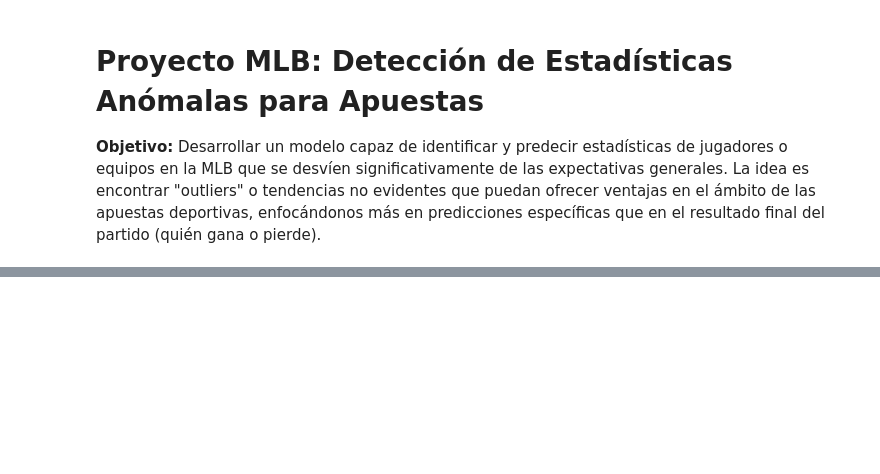
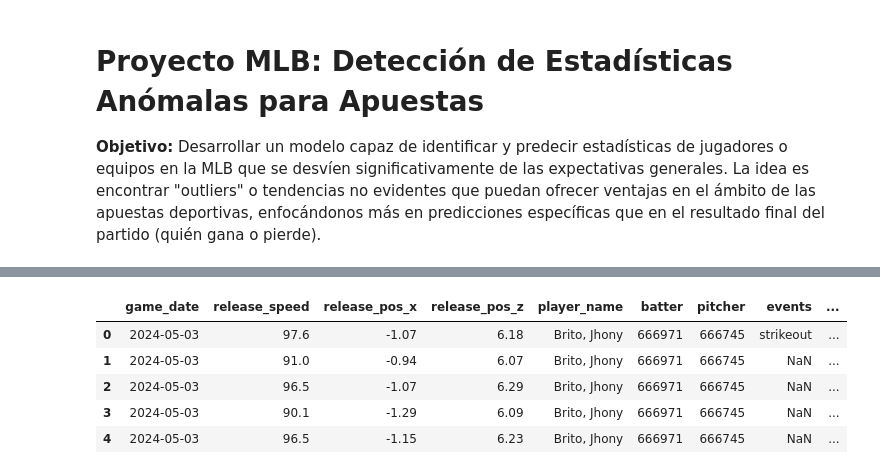
Before and after one commit to diego-mercadoc/MLB, a Jupyter notebook: MLB_Anomaly_Detection.ipynb, the cells around one changed output, grey strips where cells are left out. Cells and saved outputs as stored; diff of their text form; code cells hidden in the pictures; blank space fills up the shorter version.

```diff
--- a/MLB_Anomaly_Detection.ipynb
+++ b/MLB_Anomaly_Detection.ipynb
@@ -17,0 +175,84 @@ ModuleNotFoundError: No module named 'pandas'
+# %%
+# Copiamos el DataFrame para no modificar el original en este paso (buenas prácticas)
+df_cleaned = df_statcast.copy()
+
+# 1. Eliminar columnas 100% vacías
+cols_to_drop_all_na = missing_percentage[missing_percentage == 100].index
+df_cleaned.drop(columns=cols_to_drop_all_na, inplace=True)
+print(f"Columnas eliminadas por estar 100% vacías: {list(cols_to_drop_all_na)}")
+print(f"Nueva forma del DataFrame: {df_cleaned.shape}")
+
+# 2. Inspeccionar pitch_type y pitch_name
+print("\nComparando 'pitch_type' y 'pitch_name':")
+print("Valores únicos en 'pitch_type':")
+print(df_cleaned['pitch_type'].value_counts(dropna=False))
+print("\nValores únicos en 'pitch_name':")
+print(df_cleaned['pitch_name'].value_counts(dropna=False))
+
+# Decisión: 'pitch_name' parece más descriptivo y tiene la misma cardinalidad.
+# Usaremos 'pitch_name' y eliminaremos 'pitch_type'.
+if 'pitch_type' in df_cleaned.columns and 'pitch_name' in df_cleaned.columns:
+    df_cleaned.drop(columns=['pitch_type'], inplace=True)
+    print("\nColumna 'pitch_type' eliminada, se conservará 'pitch_name'.")
+elif 'pitch_name' not in df_cleaned.columns and 'pitch_type' in df_cleaned.columns:
+    print("\n'pitch_name' no encontrada, se conservará 'pitch_type' (renombrándola si es necesario o usándola tal cual).")
+    # Si 'pitch_name' no existiera por alguna razón, podríamos renombrar 'pitch_type' o usarla directamente.
+    # df_cleaned.rename(columns={'pitch_type': 'pitch_name'}, inplace=True) # Ejemplo
+else:
+    print("\nNi 'pitch_type' ni 'pitch_name' están presentes o una ya fue eliminada.")
+
+
+# 3. Convertir columnas object seleccionadas a category
+# Incluimos columnas identificadas anteriormente y aquellas con baja cardinalidad que son inherentemente categóricas.
+cols_to_categorize = [
+    'pitch_name', 'events', 'description', 'stand', 'p_throws',
+    'home_team', 'away_team', 'type', 'bb_type', 'inning_topbot',
+    'if_fielding_alignment', 'of_fielding_alignment', 'game_type' # game_type solo tiene 1 valor pero es categórica
+]
+
+# También podríamos querer convertir IDs a object/string antes de considerarlos categorías si no se usarán numéricamente.
+# Por ahora, nos enfocamos en las que son claramente categóricas.
+
+for col in cols_to_categorize:
+    if col in df_cleaned.columns:
+        df_cleaned[col] = df_cleaned[col].astype('category')
+        print(f"Columna '{col}' convertida a category.")
+    else:
+        print(f"Advertencia: Columna '{col}' no encontrada para convertir a category (podría haber sido eliminada previamente).")
+
+print("\nTipos de datos después de la conversión a category:")
+df_cleaned.info()
+
+
+# 4. Manejar filas con valores faltantes en columnas con MUY POCOS nulos.
+# Por ejemplo, 'if_fielding_alignment', 'of_fielding_alignment' y 'arm_angle' tenían <0.02% nulos.
+# Para esta etapa, una estrategia simple es eliminar esas pocas filas.
+cols_few_nans = ['if_fielding_alignment', 'of_fielding_alignment', 'arm_angle']
+# También podemos obtener esto programáticamente:
+# threshold_few_nans = 0.1 # Porcentaje máximo para considerar "pocos nulos"
+# missing_summary_few_nans = missing_percentage[(missing_percentage > 0) & (missing_percentage < threshold_few_nans)]
+# cols_to_dropna_few = missing_summary_few_nans.index.tolist()
+# print(f"Columnas con < {threshold_few_nans}% de nulos a tratar: {cols_to_dropna_few}")
+
+print(f"\nFilas antes de eliminar nulos de {cols_few_nans}: {len(df_cleaned)}")
+df_cleaned.dropna(subset=cols_few_nans, inplace=True)
+print(f"Filas después de eliminar nulos de {cols_few_nans}: {len(df_cleaned)}")
+
+# 5. Resetear el índice del DataFrame
+df_cleaned.reset_index(drop=True, inplace=True)
+print("\nÍndice del DataFrame reseteado.")
+
+print("\nPrimeras filas del DataFrame limpio:")
+display(df_cleaned.head())
+
+print("\nForma final del DataFrame limpio:")
+print(df_cleaned.shape)
+
+print("\nPorcentaje de valores faltantes restantes (solo columnas con faltantes):")
+missing_percentage_final = df_cleaned.isnull().sum() * 100 / len(df_cleaned)
+missing_percentage_final_sorted = missing_percentage_final[missing_percentage_final > 0].sort_values(ascending=False)
+if not missing_percentage_final_sorted.empty:
+    display(missing_percentage_final_sorted)
+else:
+    print("No hay columnas con valores faltantes significativos después de la limpieza inicial.")
+# %% [output]
@@ -17,0 +276,6 @@ ModuleNotFoundError: No module named 'pandas'
+|  | game_date | release_speed | release_pos_x | release_pos_z | player_name | batter | pitcher | events | ... |
+| 0 | 2024-05-03 | 97.6 | -1.07 | 6.18 | Brito, Jhony | 666971 | 666745 | strikeout | ... |
+| 1 | 2024-05-03 | 91.0 | -0.94 | 6.07 | Brito, Jhony | 666971 | 666745 | NaN | ... |
+| 2 | 2024-05-03 | 96.5 | -1.07 | 6.29 | Brito, Jhony | 666971 | 666745 | NaN | ... |
+| 3 | 2024-05-03 | 90.1 | -1.29 | 6.09 | Brito, Jhony | 666971 | 666745 | NaN | ... |
+| 4 | 2024-05-03 | 96.5 | -1.15 | 6.23 | Brito, Jhony | 666971 | 666745 | NaN | ... |
```
Also changed, not shown: parts of 14 cells of this notebook.
